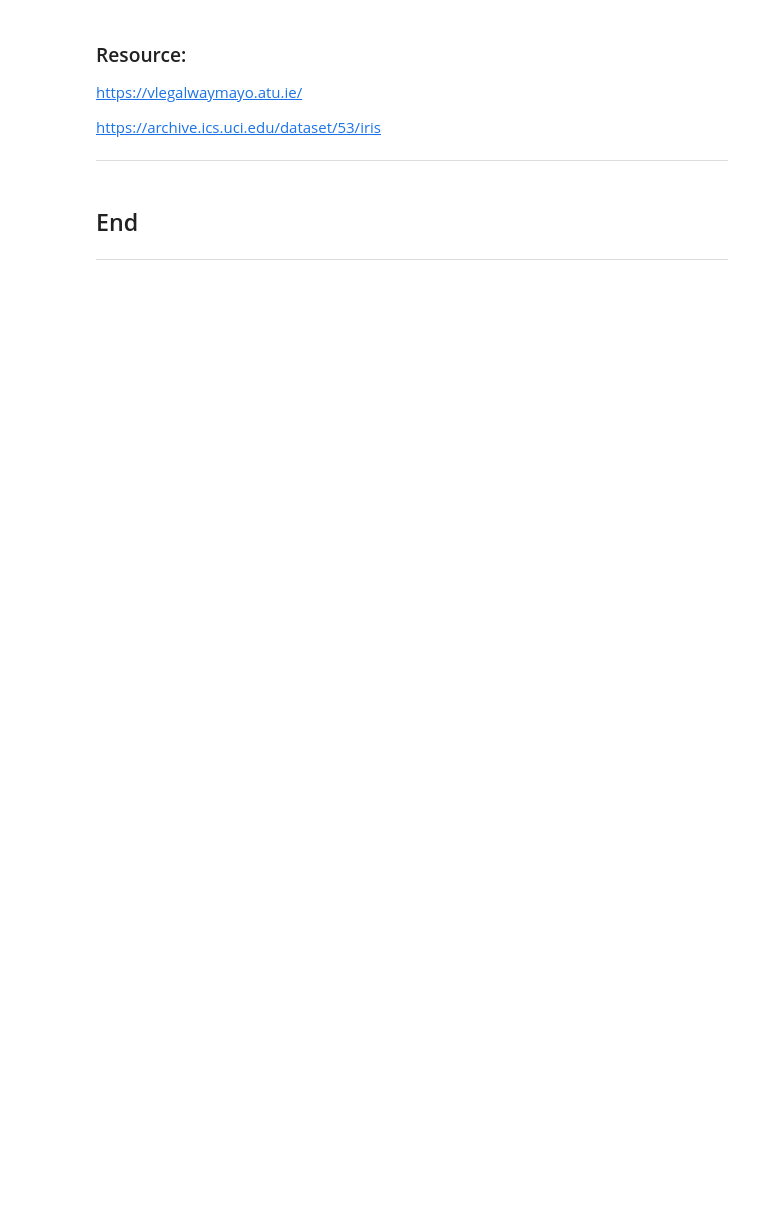
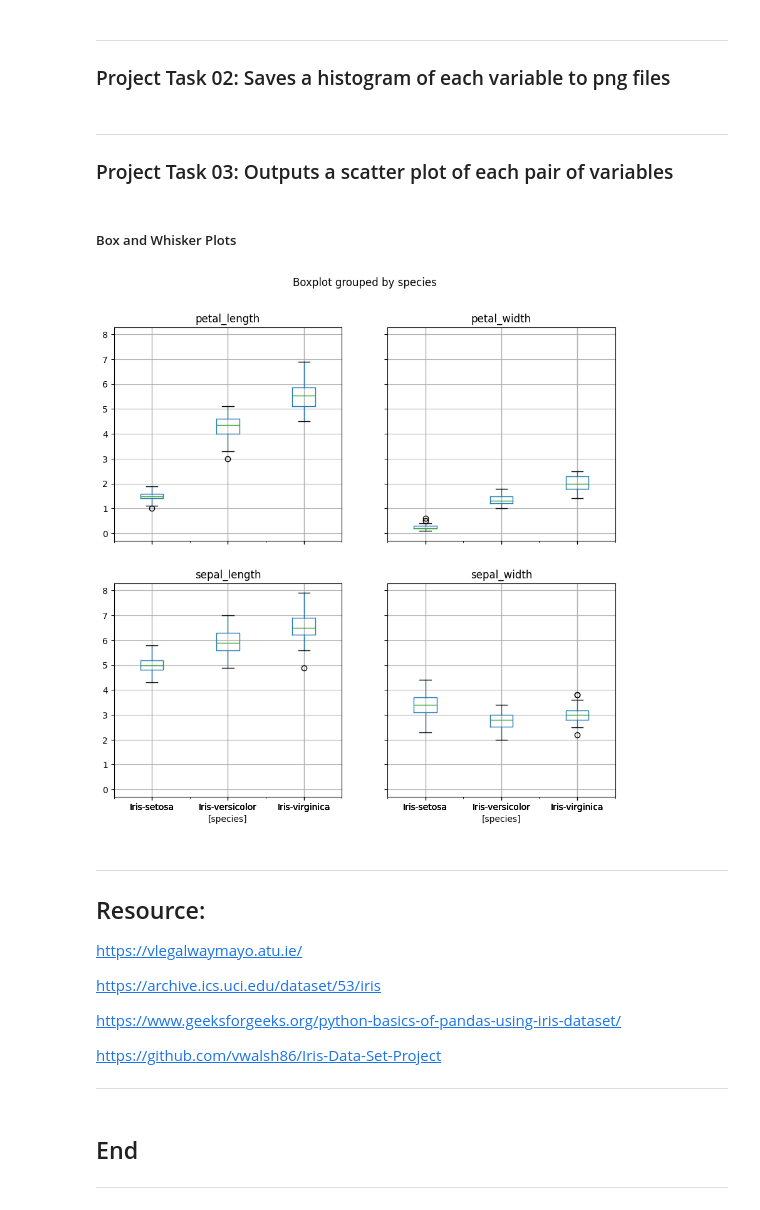
Before and after one commit to gusgoes/pands-project, a Jupyter notebook: analysis.ipynb, the cells around one changed output. Cells and saved outputs as stored; diff of their text form; code cells hidden in the pictures; blank space fills up the shorter version.

Commit message:
Final Project

```diff
--- a/analysis.ipynb
+++ b/analysis.ipynb
@@ -46,0 +89,3 @@ print(sum_iris
+# %% [markdown]
+***
+### Project Task 02: Saves a histogram of each variable to png files
@@ -47,10 +105,26 @@ print(sum_iris
+# %% [markdown]
+***
+### Project Task 03: Outputs a scatter plot of each pair of variables
+# %% [markdown]
+##### Box and Whisker Plots
+# %%
+#Box and Whisker Plots
+iris.boxplot(by='species', figsize=(10, 10))
+plt.savefig('iris_boxplot.png')
+# %% [output]
+[figure, added]
 # %% [markdown]
-### Resource:
+***
+## Resource:
 
 https://vlegalwaymayo.atu.ie/
 
 https://archive.ics.uci.edu/dataset/53/iris
 
+https://www.geeksforgeeks.org/python-basics-of-pandas-using-iris-dataset/
+
+https://github.com/vwalsh86/Iris-Data-Set-Project
+
 ***
 # %% [markdown]
 ## End
```
Also changed, not shown: parts of 9 cells of this notebook, 7 other files.
